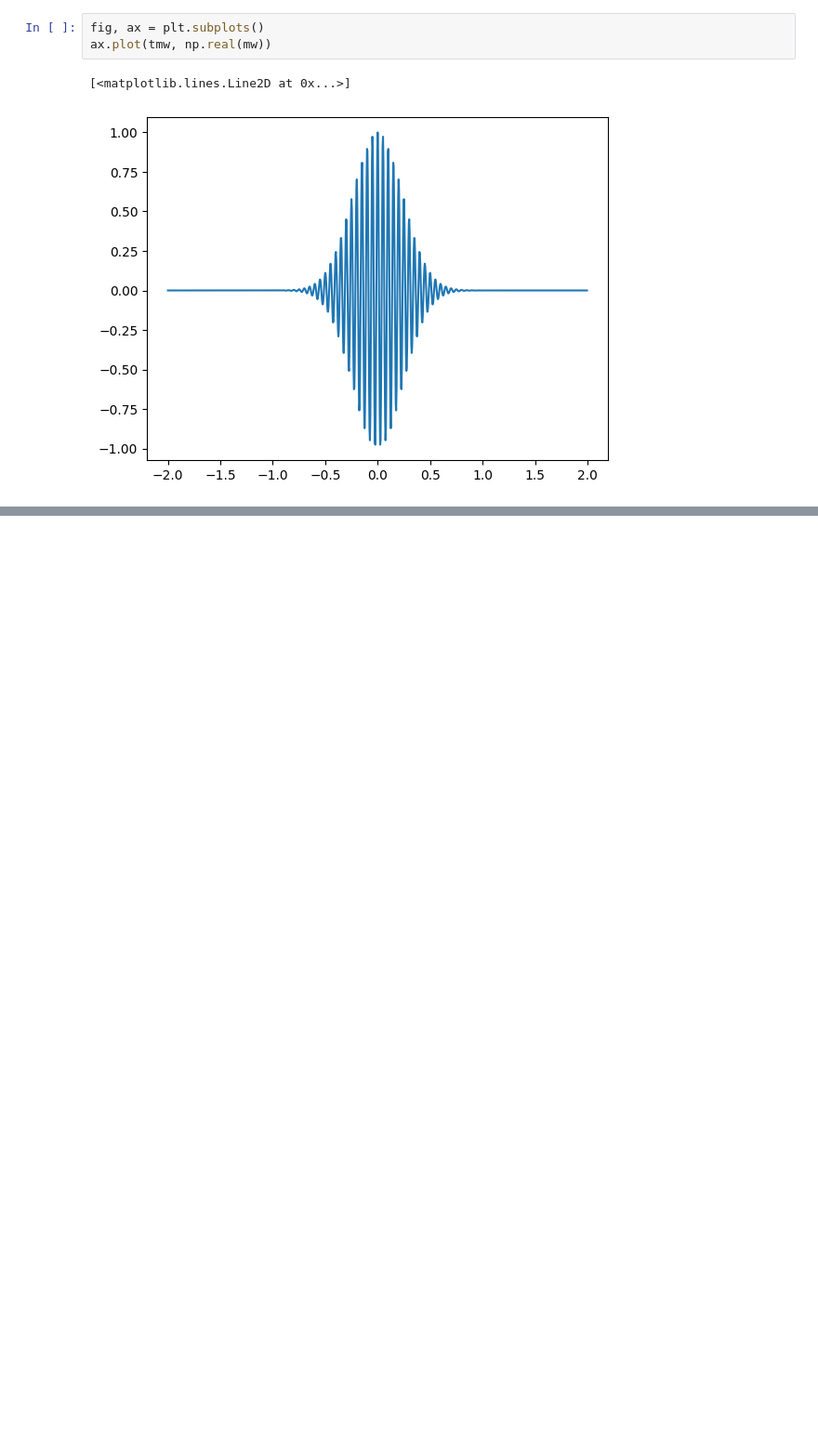
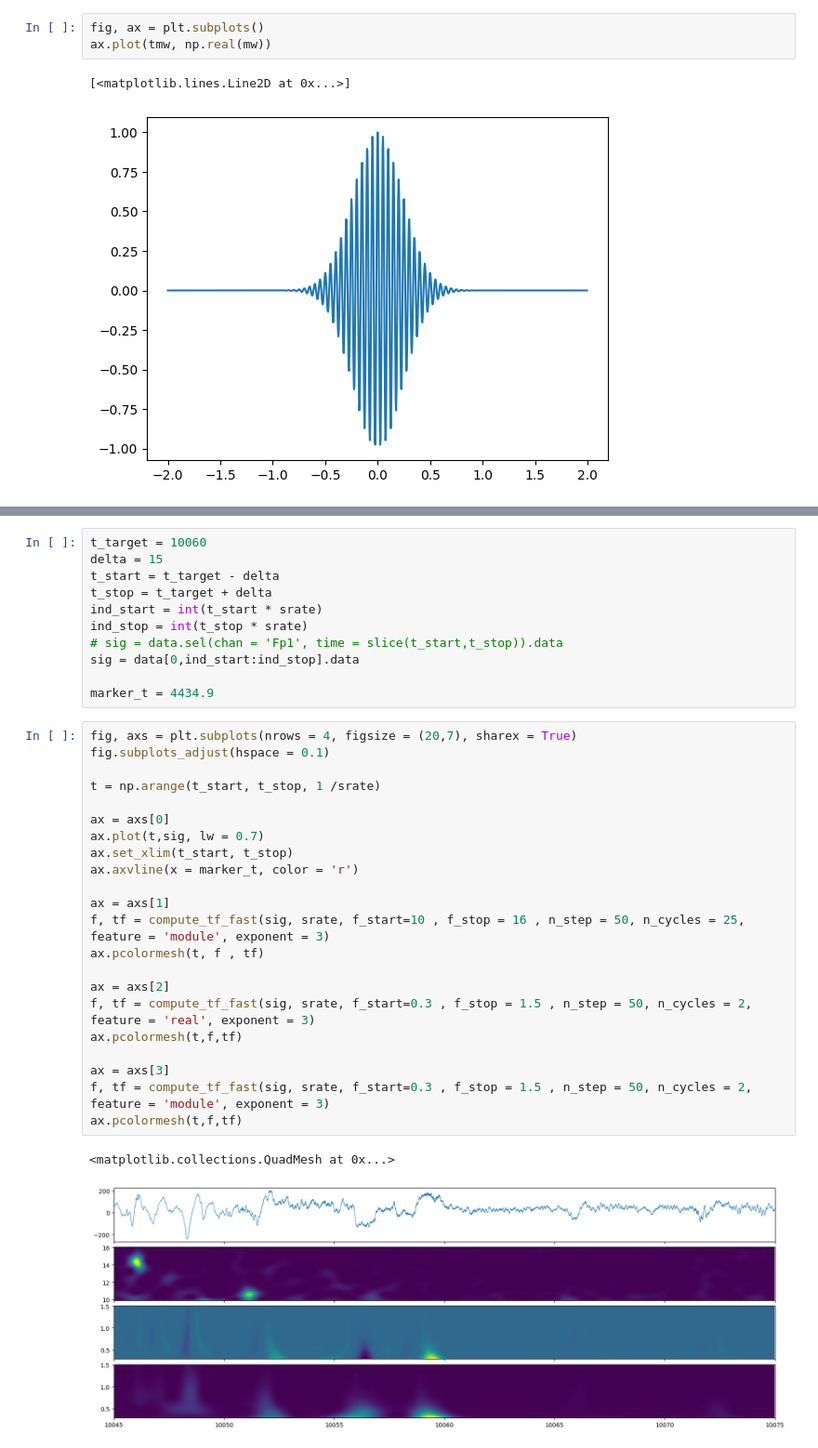
Before and after one commit to ValentinGhibaudo/Sleep_EEG_Respi, a Jupyter notebook: sandbox.ipynb, the cells around one changed output, grey strips where cells are left out. Shown at 93% size. Drawn from its saved outputs; the diff is of its cells as text; blank space fills up the shorter version.

```diff
--- a/sandbox.ipynb
+++ b/sandbox.ipynb
@@ -1216,0 +136,36 @@ sns.kdeplot(data = sp, x  ='Frequency', hue = 'Stage_Letter')
+# %%
+t_target = 10060
+delta = 15
+t_start = t_target - delta
+t_stop = t_target + delta
+ind_start = int(t_start * srate)
+ind_stop = int(t_stop * srate)
+# sig = data.sel(chan = 'Fp1', time = slice(t_start,t_stop)).data
+sig = data[0,ind_start:ind_stop].data
+
+marker_t = 4434.9
+# %%
+fig, axs = plt.subplots(nrows = 4, figsize = (20,7), sharex = True)
+fig.subplots_adjust(hspace = 0.1)
+
+t = np.arange(t_start, t_stop, 1 /srate)
+
+ax = axs[0]
+ax.plot(t,sig, lw = 0.7)
+ax.set_xlim(t_start, t_stop)
+ax.axvline(x = marker_t, color = 'r')
+
+ax = axs[1]
+f, tf = compute_tf_fast(sig, srate, f_start=10 , f_stop = 16 , n_step = 50, n_cycles = 25, feature = 'module', exponent = 3)
+ax.pcolormesh(t, f , tf)
+
+ax = axs[2]
+f, tf = compute_tf_fast(sig, srate, f_start=0.3 , f_stop = 1.5 , n_step = 50, n_cycles = 2, feature = 'real', exponent = 3)
+ax.pcolormesh(t,f,tf)
+
+ax = axs[3]
+f, tf = compute_tf_fast(sig, srate, f_start=0.3 , f_stop = 1.5 , n_step = 50, n_cycles = 2, feature = 'module', exponent = 3)
+ax.pcolormesh(t,f,tf)
+# %% [output]
+<matplotlib.collections.QuadMesh at 0x...>
+[figure, added]
```
Also changed, not shown: parts of 166 cells of this notebook, 4 other files.
